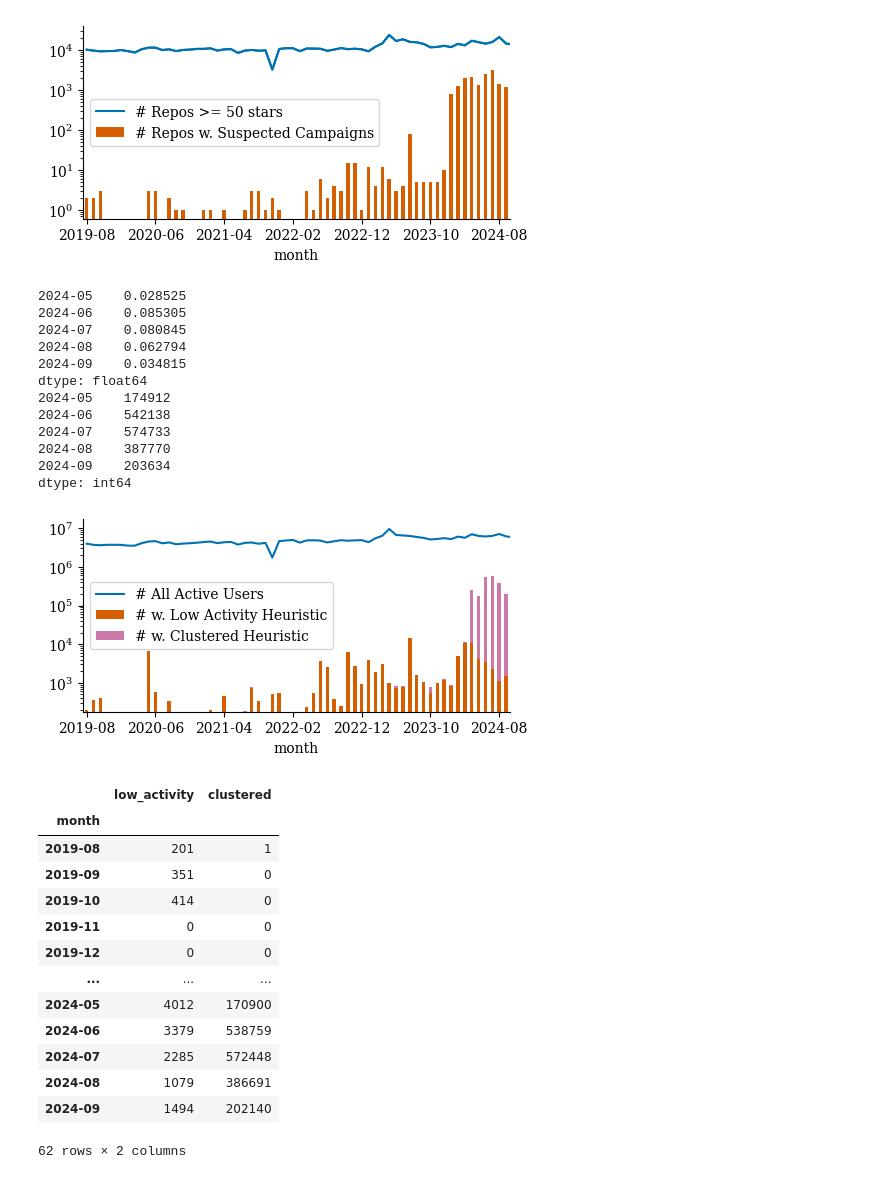
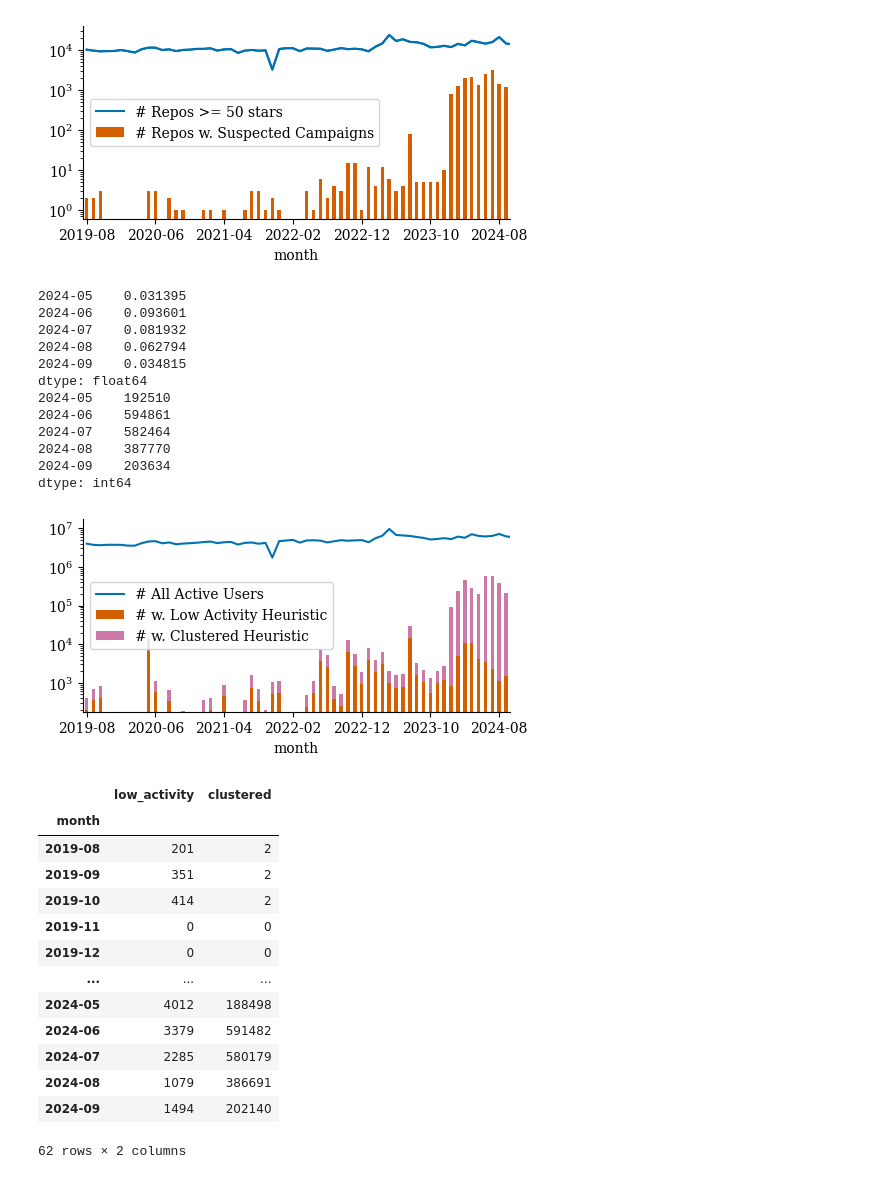
Before and after one commit to hehao98/StarScout, a Jupyter notebook: rq1-prevalence.ipynb, the cells around one changed output. Drawn from its saved outputs; the diff is of its cells as text; code cells hidden in the pictures.

```diff
--- a/rq1-prevalence.ipynb
+++ b/rq1-prevalence.ipynb
@@ -137,61 +137,64 @@ ts_fake_users = pd.DataFrame(
         "month": ts_users_low_activity.index,
         "low_activity": ts_users_low_activity,
         "clustered": ts_users_clustered,
+        "total": ts_users_low_activity + ts_users_clustered,
     }
-).set_index("month")
+)
 
 percentage = (ts_users_low_activity + ts_users_clustered) / ts_users
 print(percentage.tail())
 print((ts_users_low_activity + ts_users_clustered).tail())
 
 fig, ax = plt.subplots(1, 1, figsize=(W, H))
 ts_fake_users.plot(
+    x="month",
+    y=["low_activity", "total"],
     kind="bar",
     stacked=True,
     ax=ax,
     color=["C2", "C3"],
 )
 ts_users.plot(kind="line", ax=ax, color="C0")
 ax.set_yscale("log")
 ax.set_xticks(range(0, len(ts_fake_users), 10))
 ax.set_xticklabels(ts_fake_users.index[::10])
 ax.legend(
     labels=[
         "# All Active Users",
         "# w. Low Activity Heuristic",
         "# w. Clustered Heuristic",
     ]
 )
 plot.remove_spines(ax)
 fig.savefig("plots/ts_users.pdf", bbox_inches="tight")
 # %% [output]
-2024-05    0.028525
-2024-06    0.085305
-2024-07    0.080845
+2024-05    0.031395
+2024-06    0.093601
+2024-07    0.081932
 2024-08    0.062794
 2024-09    0.034815
 dtype: float64
-2024-05    174912
-2024-06    542138
-2024-07    574733
+2024-05    192510
+2024-06    594861
+2024-07    582464
 2024-08    387770
 2024-09    203634
 dtype: int64
-[figure, old version]
+[figure, new version]
 # %%
 ts_fake_users
 # %% [output]
 |  | low_activity | clustered |
 | month |  |  |
-| 2019-08 | 201 | 1 |
-| 2019-09 | 351 | 0 |
-| 2019-10 | 414 | 0 |
+| 2019-08 | 201 | 2 |
+| 2019-09 | 351 | 2 |
+| 2019-10 | 414 | 2 |
 | 2019-11 | 0 | 0 |
 | 2019-12 | 0 | 0 |
 | ... | ... | ... |
-| 2024-05 | 4012 | 170900 |
-| 2024-06 | 3379 | 538759 |
-| 2024-07 | 2285 | 572448 |
+| 2024-05 | 4012 | 188498 |
+| 2024-06 | 3379 | 591482 |
+| 2024-07 | 2285 | 580179 |
 | 2024-08 | 1079 | 386691 |
 | 2024-09 | 1494 | 202140 |
 62 rows × 2 columns
```
Also changed, not shown: 2 other files.
